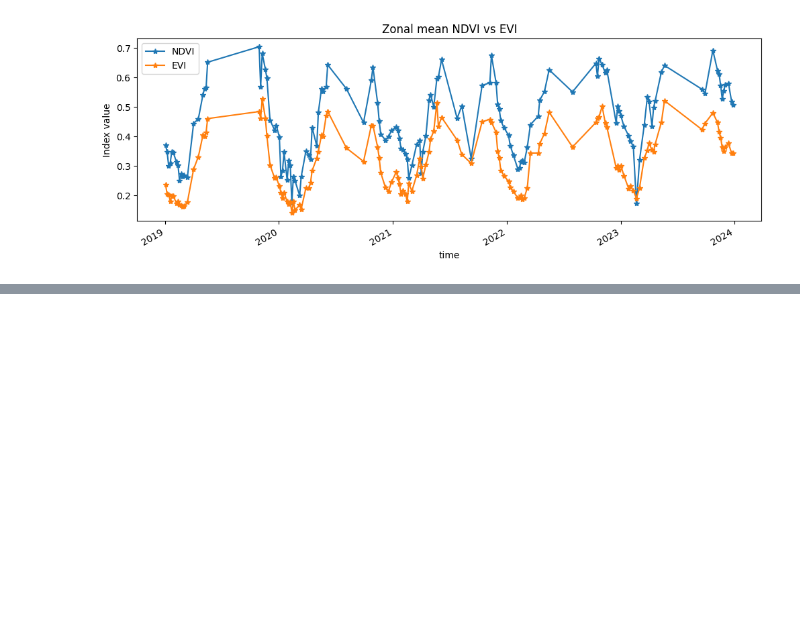
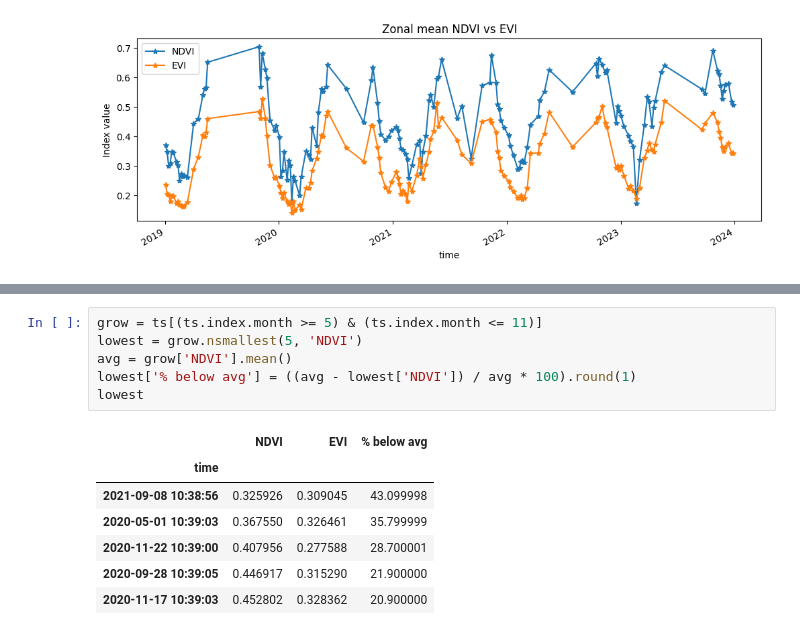
Before and after one commit to clemdevlin/deafrica-assigments, a Jupyter notebook: task1.ipynb, the cells around one changed output, grey strips where cells are left out. Saved outputs shown, nothing was run; the diff lists cells and outputs as text; blank space fills up the shorter version.

```diff
--- a/task1.ipynb
+++ b/task1.ipynb
@@ -114,0 +75,14 @@ time
+# %%
+grow = ts[(ts.index.month >= 5) & (ts.index.month <= 11)]
+lowest = grow.nsmallest(5, 'NDVI')
+avg = grow['NDVI'].mean()
+lowest['% below avg'] = ((avg - lowest['NDVI']) / avg * 100).round(1)
+lowest
+# %% [output]
+|  | NDVI | EVI | % below avg |
+| time |  |  |  |
+| 2021-09-08 10:38:56 | 0.325926 | 0.309045 | 43.099998 |
+| 2020-05-01 10:39:03 | 0.367550 | 0.326461 | 35.799999 |
+| 2020-11-22 10:39:00 | 0.407956 | 0.277588 | 28.700001 |
+| 2020-09-28 10:39:05 | 0.446917 | 0.315290 | 21.900000 |
+| 2020-11-17 10:39:03 | 0.452802 | 0.328362 | 20.900000 |
```
Also changed, not shown: parts of 6 cells of this notebook.
